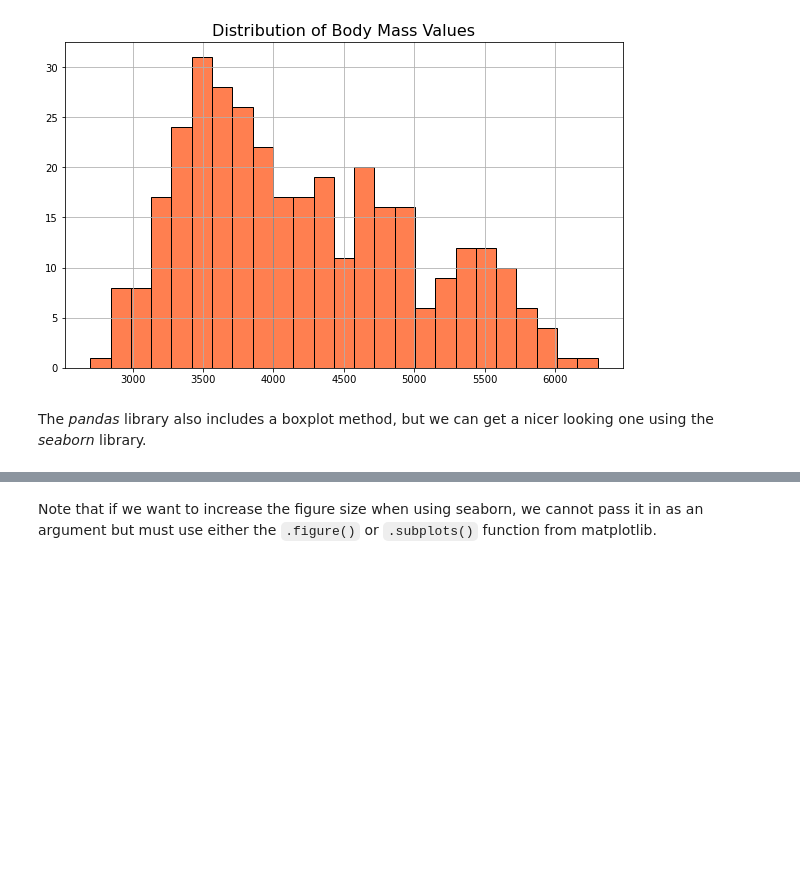
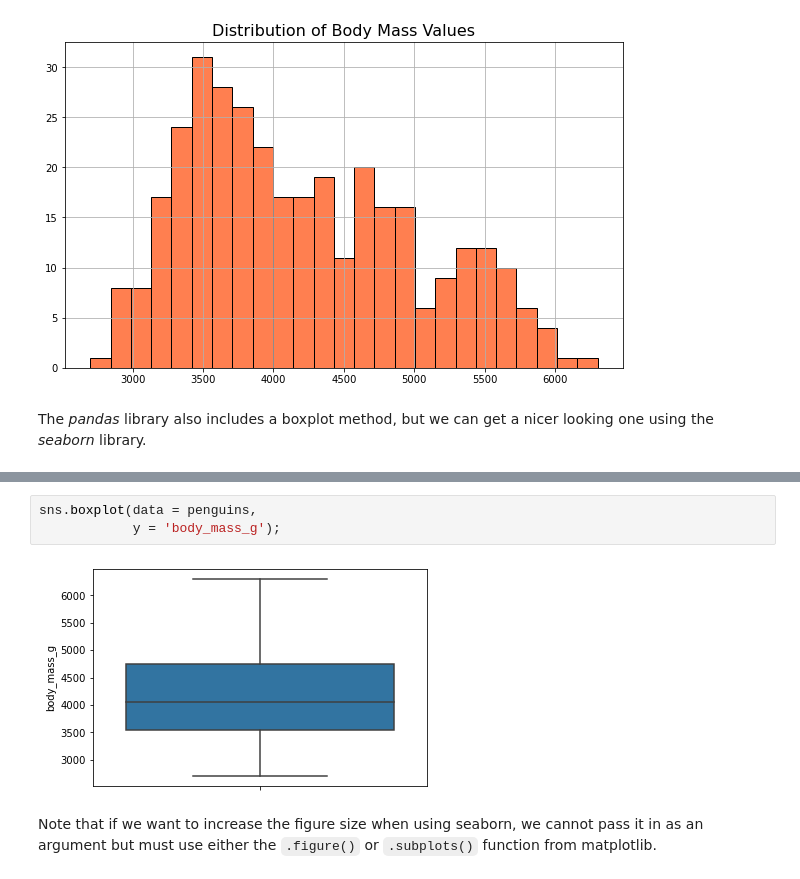
Before and after one commit to ludermln/data-science-essentials-4, a Jupyter notebook: notebooks/3_EDA.ipynb, the cells around one changed output, grey strips where cells are left out. Saved outputs shown, nothing was run; the diff lists cells and outputs as text; blank space fills up the shorter version.

```diff
--- a/notebooks/3_EDA.ipynb
+++ b/notebooks/3_EDA.ipynb
@@ -237,3 +250,8 @@ sns.boxplot(data = penguins,
+# %%
+sns.boxplot(data = penguins,
+            y = 'body_mass_g');
+# %% [output]
+[figure, added]
 # %% [markdown]
 Note that if we want to increase the figure size when using seaborn, we cannot pass it in as an argument but must use either the `.figure()` or `.subplots()` function from matplotlib.
 # %%
```
Also changed, not shown: parts of 15 cells of this notebook.
